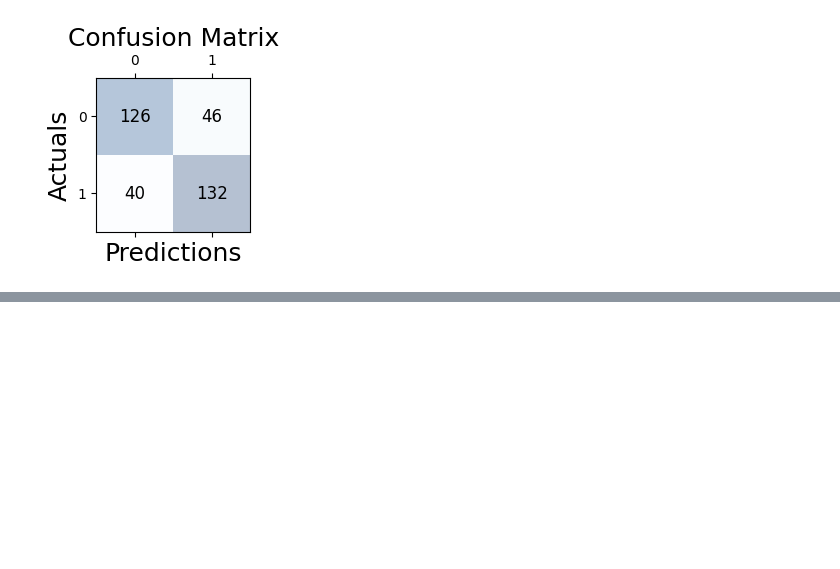
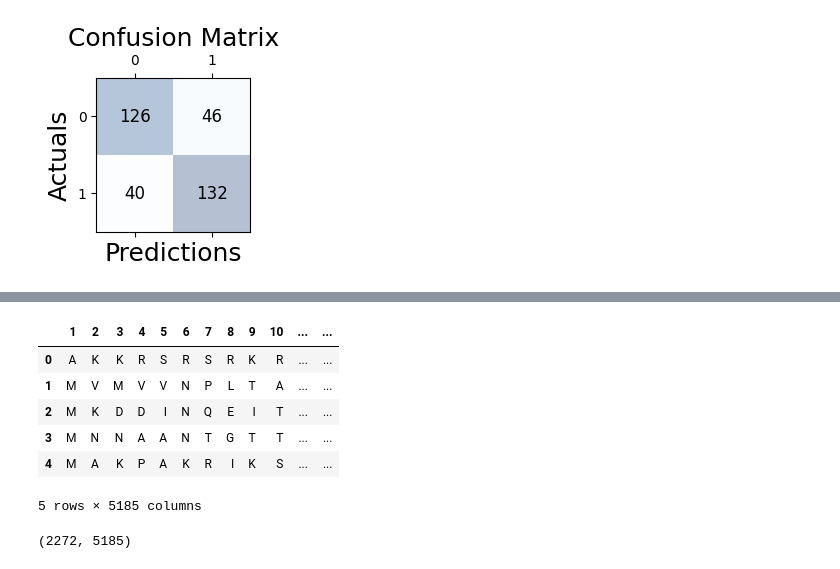
Before and after one commit to patrickmgebhard/language-of-proteins, a Jupyter notebook: baseline_dna.ipynb, the cells around one changed output, grey strips where cells are left out. Saved outputs shown, nothing was run; the diff lists cells and outputs as text; code cells hidden in the pictures; blank space fills up the shorter version.

```diff
--- a/baseline_dna.ipynb
+++ b/baseline_dna.ipynb
@@ -411,0 +309,4 @@ plt.show()
+# %%
+test_data = pd.read_csv('data/dna_binding/test.csv')
+test_data = test_data.drop(labels=['code', 'origin'], axis=1)
+test_data.head(10)
@@ -411,0 +325,5 @@ plt.show()
+# %%
+#
+splitting_characters = test_data['sequence'].str.split(pat="", expand=True)
+splitting_characters = splitting_characters.drop(labels=[0], axis=1)
+splitting_characters.head(2)
@@ -411,0 +335,16 @@ plt.show()
+# %%
+# join label back
+test_data = splitting_characters.join(test_data[['label']])
+test_data.head(5)
+# %% [output]
+|  | 1 | 2 | 3 | 4 | 5 | 6 | 7 | 8 | 9 | 10 | ... | ... |
+| 0 | A | K | K | R | S | R | S | R | K | R | ... | ... |
+| 1 | M | V | M | V | V | N | P | L | T | A | ... | ... |
+| 2 | M | K | D | D | I | N | Q | E | I | T | ... | ... |
+| 3 | M | N | N | A | A | N | T | G | T | T | ... | ... |
+| 4 | M | A | K | P | A | K | R | I | K | S | ... | ... |
+5 rows × 5185 columns
+# %%
+test_data.shape
+# %% [output]
+(2272, 5185)
```
Also changed, not shown: parts of 52 cells of this notebook, 4 other files.
